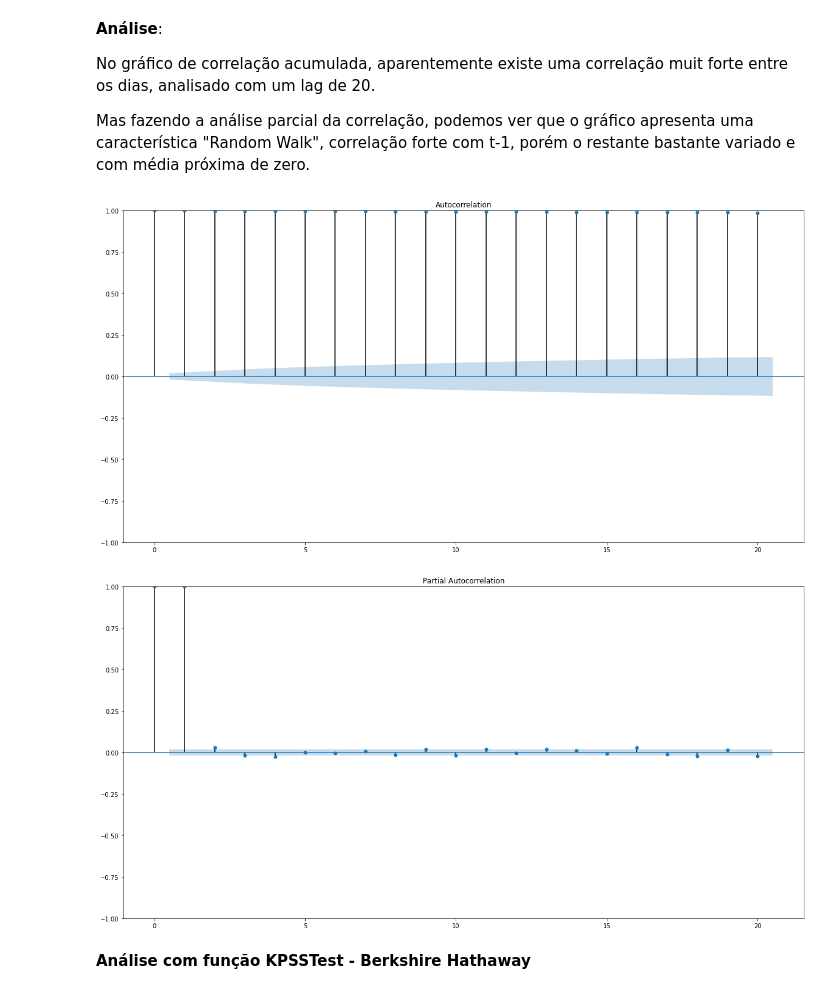
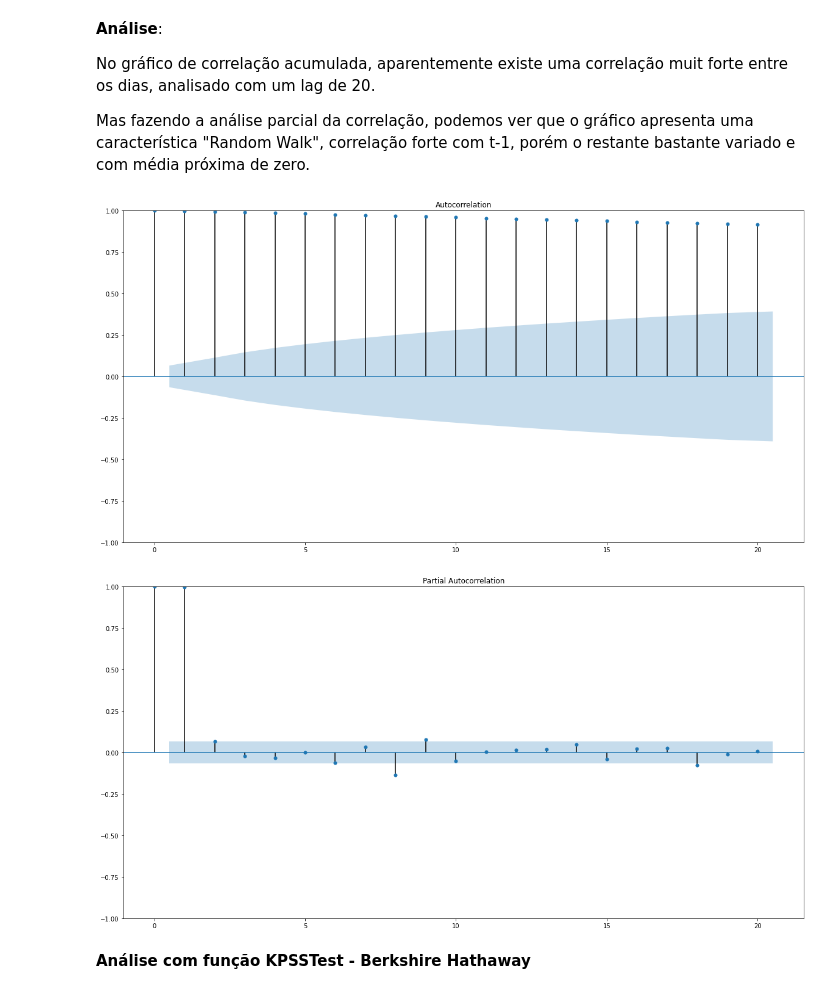
Before and after one commit to rgprado/SeriesTemporais, a Jupyter notebook: Series_Temporais_aula1_202201_Rodrigo_Prado.ipynb, the cells around one changed output. Saved outputs shown, nothing was run; the diff lists cells and outputs as text; code cells hidden in the pictures.

```diff
--- a/Series_Temporais_aula1_202201_Rodrigo_Prado.ipynb
+++ b/Series_Temporais_aula1_202201_Rodrigo_Prado.ipynb
@@ -126,9 +211,9 @@ df_berkshire['Close'].plot()
 <matplotlib.axes._subplots.AxesSubplot at 0x...>
 [figure]
 # %%
-ts = df_berkshire['Close'].iloc[-900:]
+ts_berkshire = df_berkshire['Close'].iloc[-900:]
 ma_size=30
-show_trend(ts, ma_size)
+show_trend(ts_berkshire, ma_size)
 # %% [output]
 [figure]
 # %% [markdown]
@@ -138,16 +223,16 @@ No gráfico de correlação acumulada, aparentemente existe uma correlação mui
 
 Mas fazendo a análise parcial da correlação, podemos ver que o gráfico apresenta uma característica "Random Walk", correlação forte com t-1, porém o restante bastante variado e com média próxima de zero.
 # %%
-sm.graphics.tsa.plot_acf(df_berkshire['Close'].values.squeeze(), lags=20)
+sm.graphics.tsa.plot_acf(ts_berkshire.values.squeeze(), lags=20)
 plt.show()
 # %% [output]
-[figure, old version]
+[figure, new version]
 # %%
-sm.graphics.tsa.plot_pacf(df_berkshire['Close'].values.squeeze(), lags=20)
+sm.graphics.tsa.plot_pacf(ts_berkshire.values.squeeze(), lags=20)
 
 plt.show()
 # %% [output]
-[figure, old version]
+[figure, new version]
 # %% [markdown]
 **Análise com função KPSSTest - Berkshire Hathaway**
 # %%
```
Also changed, not shown: parts of 55 cells of this notebook.
